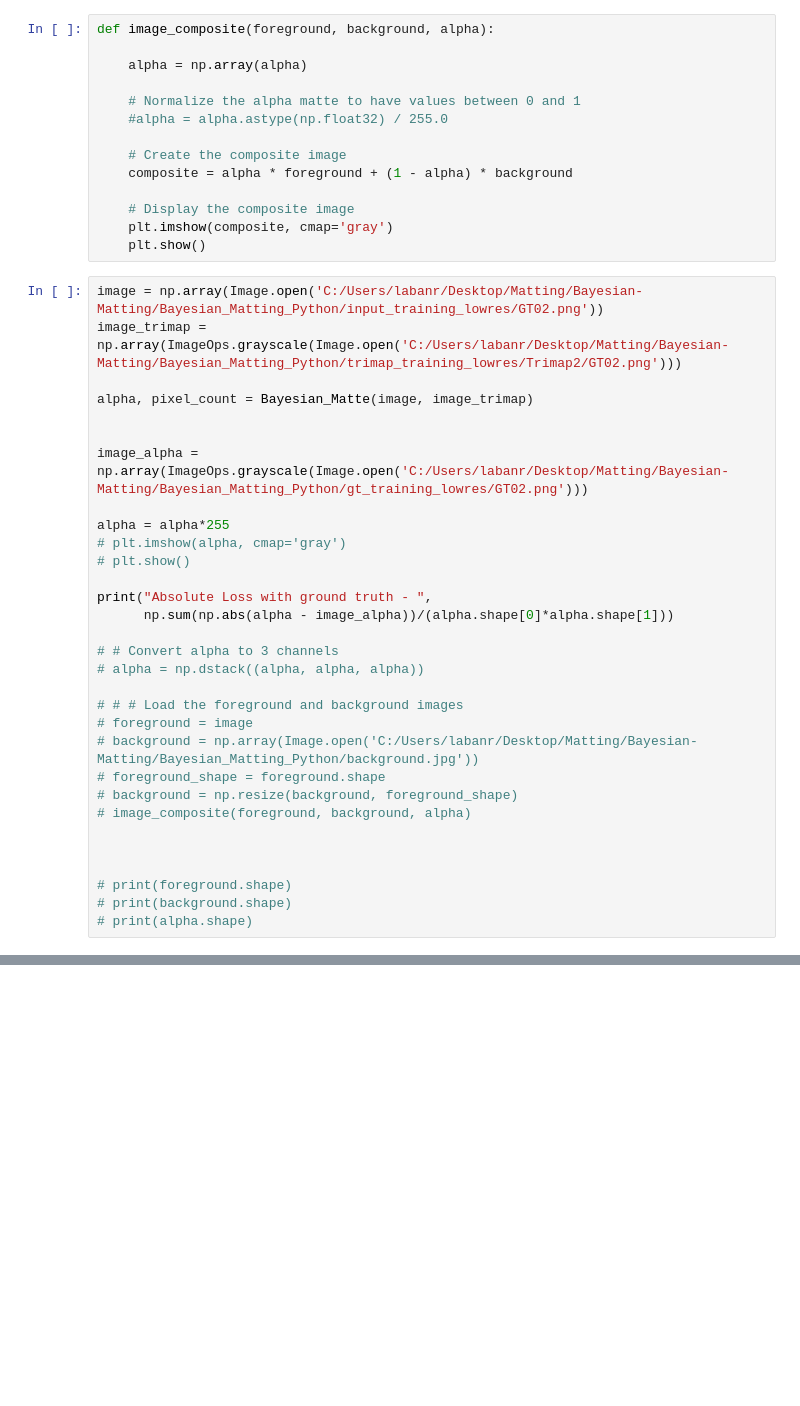
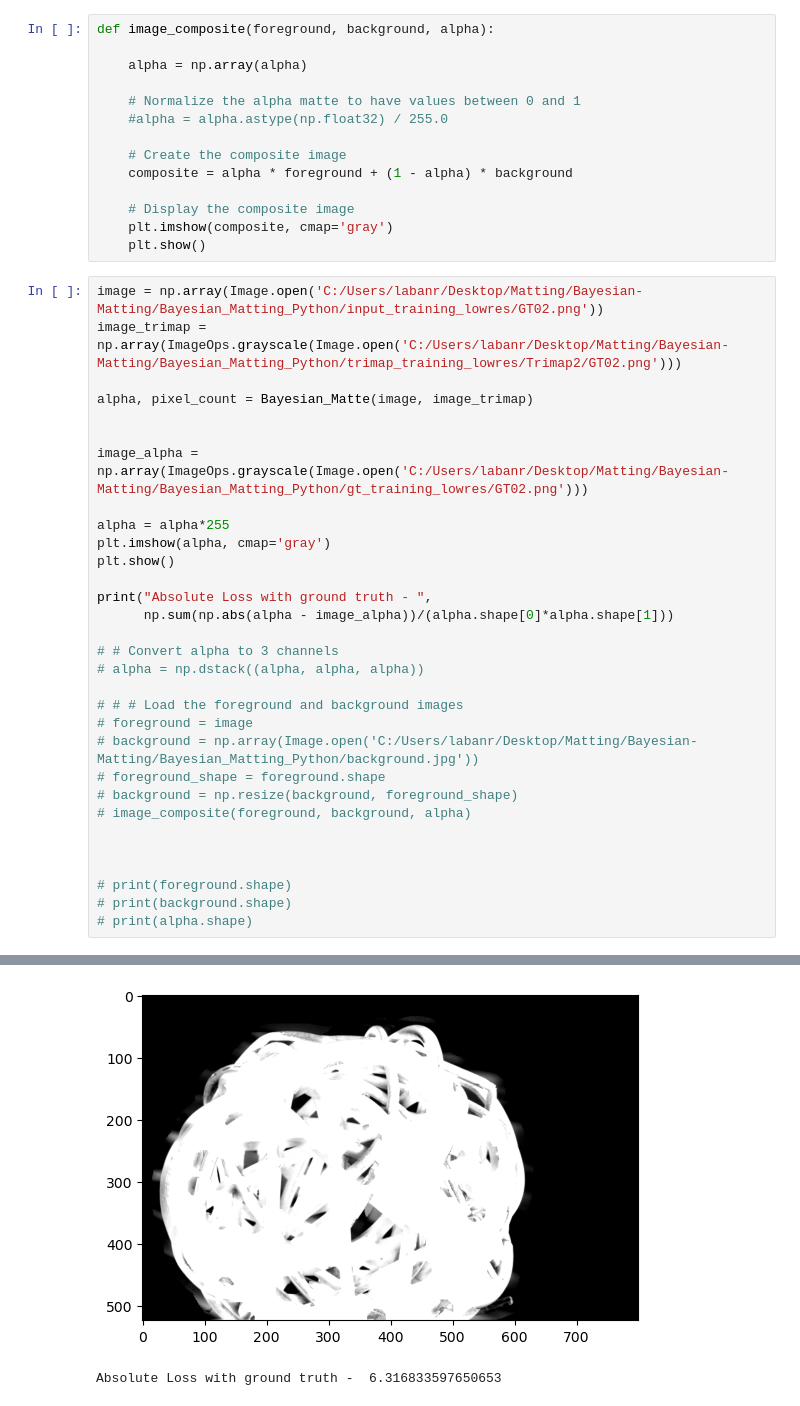
Before and after one commit to iamronaldlaban/Bayesian-Matting, a Jupyter notebook: Bayesian_Matting_Python/test.ipynb, the cells around one changed output, grey strips where cells are left out. Saved outputs shown, nothing was run; the diff lists cells and outputs as text; blank space fills up the shorter version.

```diff
--- a/Bayesian_Matting_Python/test.ipynb
+++ b/Bayesian_Matting_Python/test.ipynb
@@ -268,8 +268,8 @@ alpha, pixel_count = Bayesian_Matte(image, image_trimap)
 image_alpha = np.array(ImageOps.grayscale(Image.open('C:/Users/labanr/Desktop/Matting/Bayesian-Matting/Bayesian_Matting_Python/gt_training_lowres/GT02.png')))
 
 alpha = alpha*255
-# plt.imshow(alpha, cmap='gray')
-# plt.show()
+plt.imshow(alpha, cmap='gray')
+plt.show()
 
 print("Absolute Loss with ground truth - ",
       np.sum(np.abs(alpha - image_alpha))/(alpha.shape[0]*alpha.shape[1]))
@@ -310,3 +310,5 @@ Absolute Loss with ground truth -  6.316833597650653
+[figure, added]
+Absolute Loss with ground truth -  6.316833597650653
 # %%
 import numpy as np
 from PIL import Image
```
Also changed, not shown: parts of 5 cells of this notebook.
